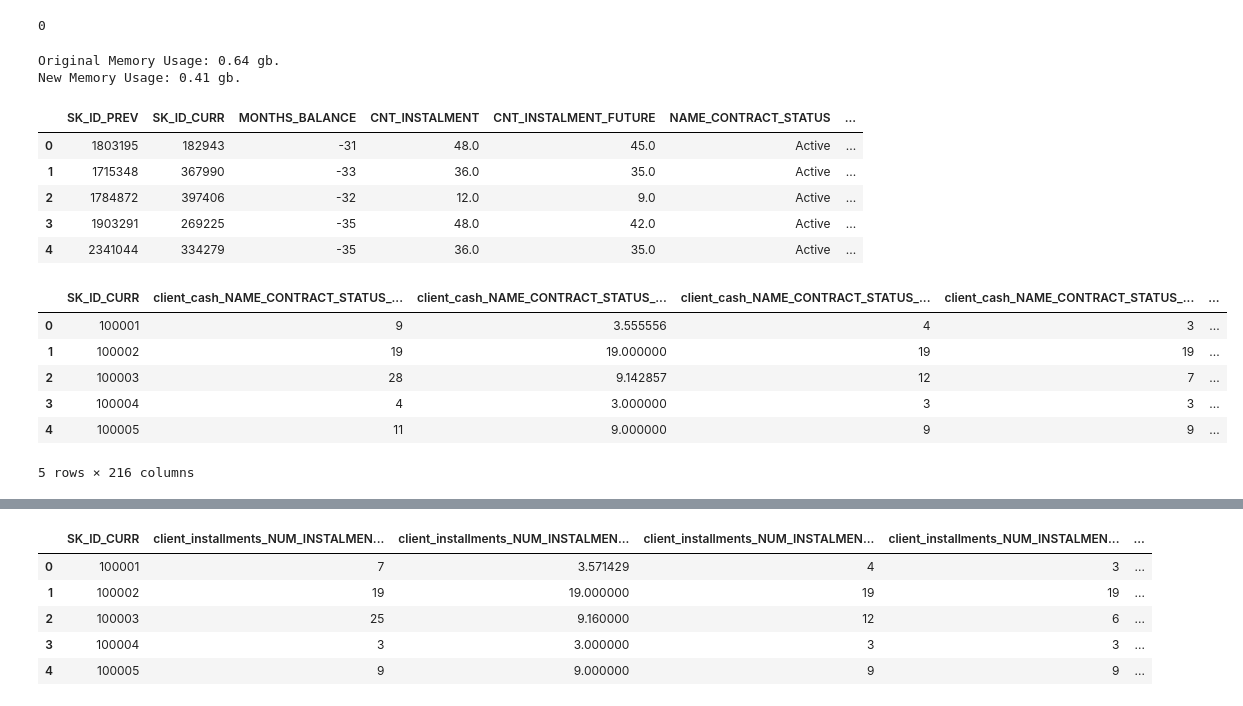
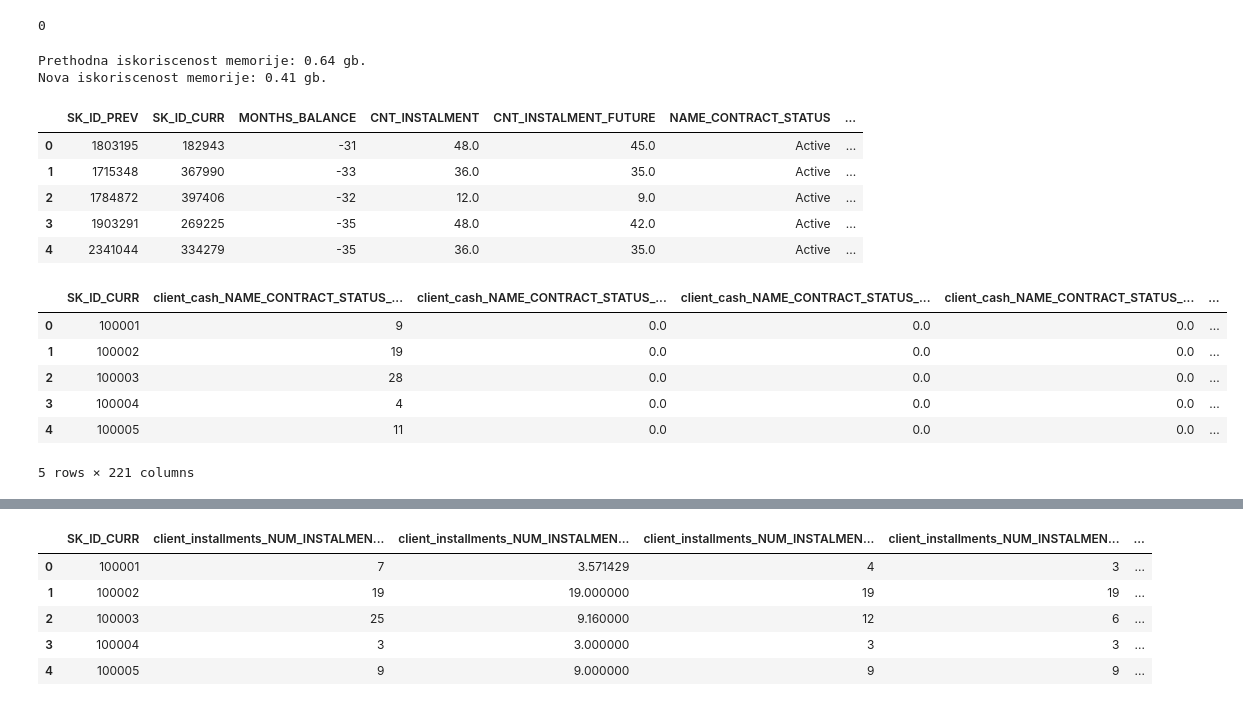
Before and after one commit to milicasaric/Master-rad, a Jupyter notebook: Feature Engeeniring.ipynb, the cells around one changed output, grey strips where cells are left out. Drawn from its saved outputs; the diff is of its cells as text; code cells hidden in the pictures.

```diff
--- a/Feature Engeeniring.ipynb
+++ b/Feature Engeeniring.ipynb
@@ -271,12 +314,12 @@ def aggregate_client(df, group_vars, df_names):
 
     return df_by_client
 # %%
-cash = pd.read_csv('C:\\Users\\Vlada\\Desktop\\Milica master\\POS_CASH_balance.csv')
+cash = pd.read_csv('D:\\Vlada\\Milica master\\POS_CASH_balance.csv')
 cash = convert_types(cash, print_info=True)
 cash.head()
 # %% [output]
-Original Memory Usage: 0.64 gb.
-New Memory Usage: 0.41 gb.
+Prethodna iskoriscenost memorije: 0.64 gb.
+Nova iskoriscenost memorije: 0.41 gb.
 |  | SK_ID_PREV | SK_ID_CURR | MONTHS_BALANCE | CNT_INSTALMENT | CNT_INSTALMENT_FUTURE | NAME_CONTRACT_STATUS | ... |
 | 0 | 1803195 | 182943 | -31 | 48.0 | 45.0 | Active | ... |
 | 1 | 1715348 | 367990 | -33 | 36.0 | 35.0 | Active | ... |
@@ -284,16 +327,16 @@ New Memory Usage: 0.41 gb.
 | 3 | 1903291 | 269225 | -35 | 48.0 | 42.0 | Active | ... |
 | 4 | 2341044 | 334279 | -35 | 36.0 | 35.0 | Active | ... |
 # %%
-cash_by_client = aggregate_client(cash, group_vars = ['SK_ID_PREV', 'SK_ID_CURR'], df_names = ['cash', 'client'])
+cash_by_client = aggregate_client(cash, ['SK_ID_PREV', 'SK_ID_CURR'], df_names = ['cash', 'client'])
 cash_by_client.head()
 # %% [output]
 |  | SK_ID_CURR | client_cash_NAME_CONTRACT_STATUS_... | client_cash_NAME_CONTRACT_STATUS_... | client_cash_NAME_CONTRACT_STATUS_... | client_cash_NAME_CONTRACT_STATUS_... | ... |
-| 0 | 100001 | 9 | 3.555556 | 4 | 3 | ... |
-| 1 | 100002 | 19 | 19.000000 | 19 | 19 | ... |
-| 2 | 100003 | 28 | 9.142857 | 12 | 7 | ... |
-| 3 | 100004 | 4 | 3.000000 | 3 | 3 | ... |
-| 4 | 100005 | 11 | 9.000000 | 9 | 9 | ... |
+| 0 | 100001 | 9 | 0.0 | 0.0 | 0.0 | ... |
+| 1 | 100002 | 19 | 0.0 | 0.0 | 0.0 | ... |
+| 2 | 100003 | 28 | 0.0 | 0.0 | 0.0 | ... |
+| 3 | 100004 | 4 | 0.0 | 0.0 | 0.0 | ... |
+| 4 | 100005 | 11 | 0.0 | 0.0 | 0.0 | ... |
-5 rows × 216 columns
+5 rows × 221 columns
 # %%
 print('Cash by Client Shape: ', cash_by_client.shape)
 data = data.merge(cash_by_client, on = 'SK_ID_CURR', how = 'left')
```
Also changed, not shown: parts of 18 cells of this notebook.
